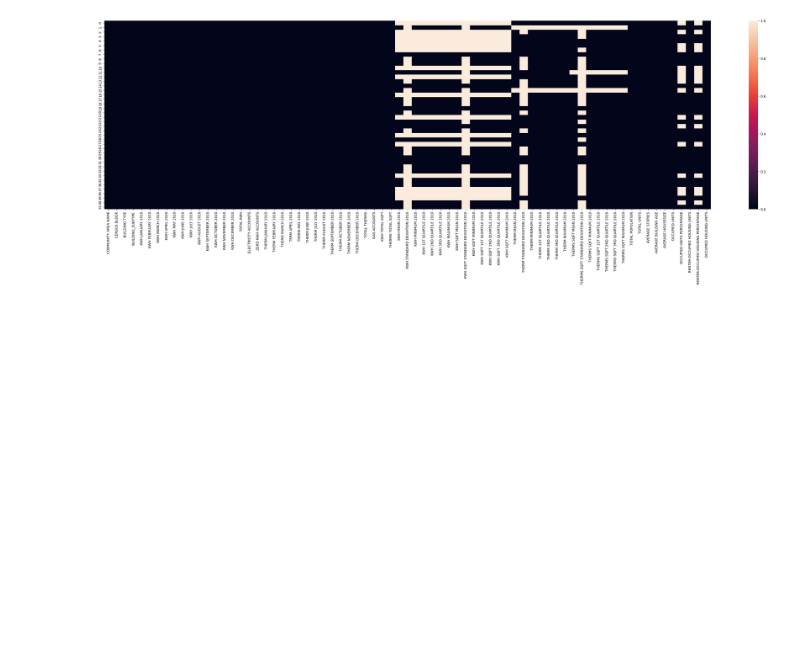
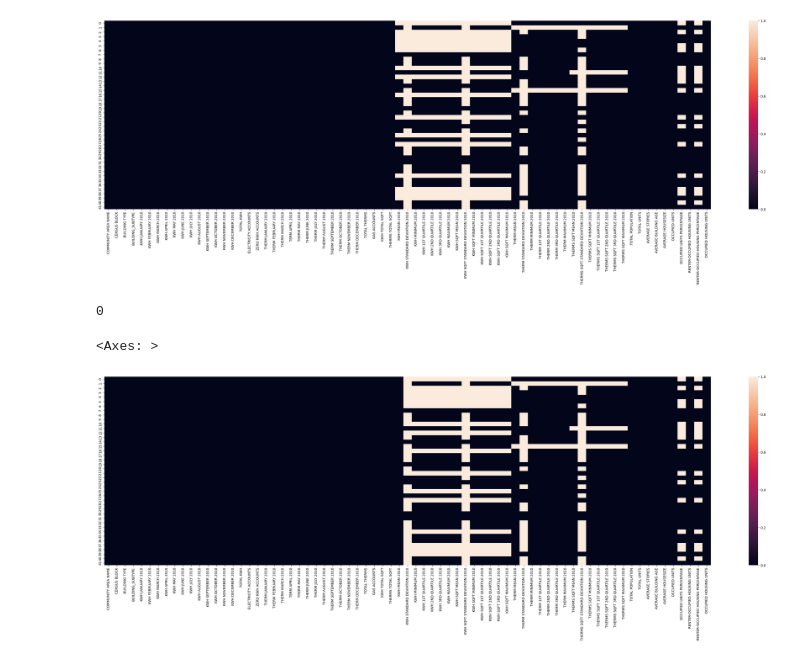
Before and after one commit to Gourav052003/Machine-Learning-Solutions-for-Predicting-Municipal-Waste-Costs-and-Sustainable-Resource-Management, a Jupyter notebook: Energy Usage.ipynb, the cells around one changed output. Saved outputs shown, nothing was run; the diff lists cells and outputs as text; code cells hidden in the pictures; blank space fills up the shorter version.

```diff
--- a/Energy Usage.ipynb
+++ b/Energy Usage.ipynb
@@ -176,3 +165,14 @@ sns.heatmap(industrial_energy_usage_df.isnull())
 # %% [output]
 <Axes: >
 [figure]
+# %%
+industrial_energy_usage_df["KWH MEAN 2010"] = industrial_energy_usage_df["KWH MEAN 2010"].fillna(0)
+industrial_energy_usage_df["KWH MEAN 2010"].isnull().sum()
+# %% [output]
+0
+# %%
+plt.figure(figsize=(40,10))
+sns.heatmap(industrial_energy_usage_df.isnull())
+# %% [output]
+<Axes: >
+[figure, added]
```
Also changed, not shown: parts of 16 cells of this notebook.
